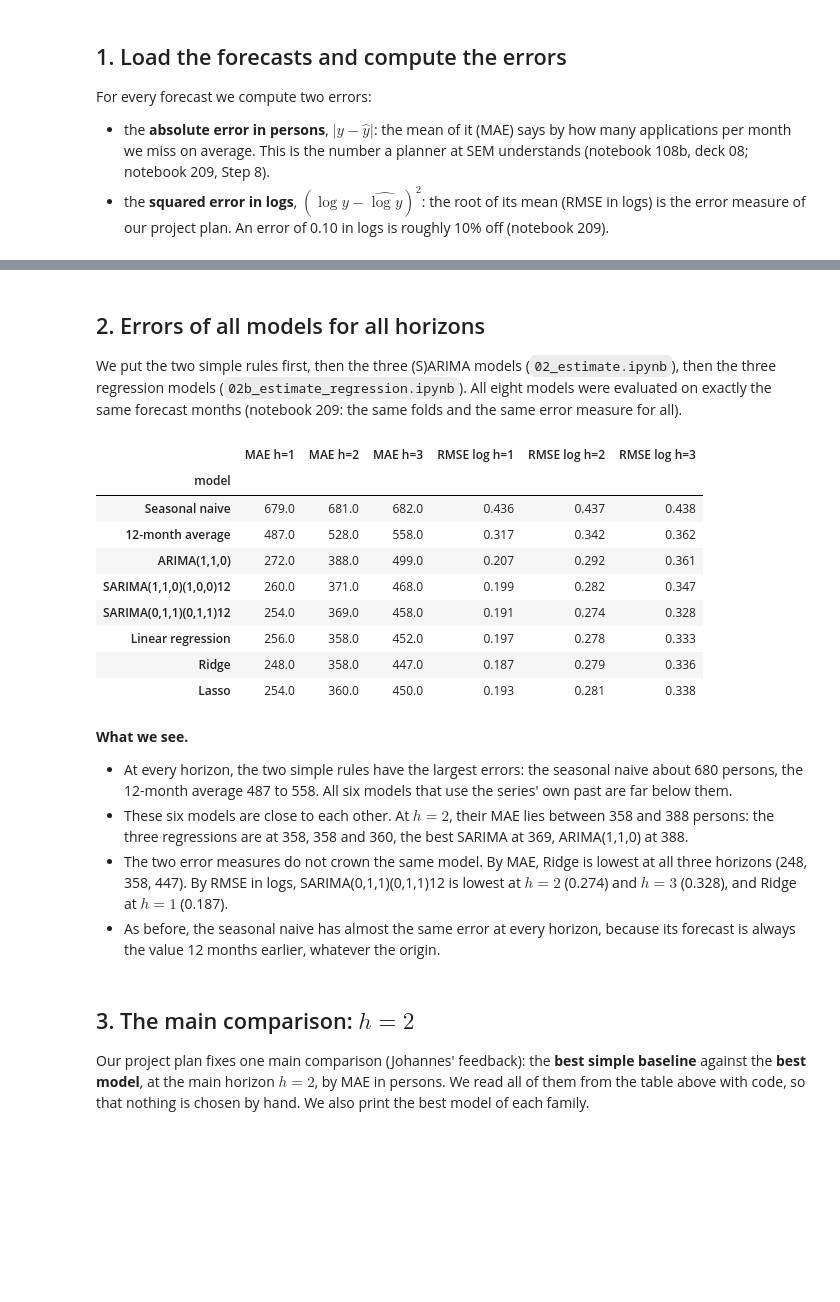
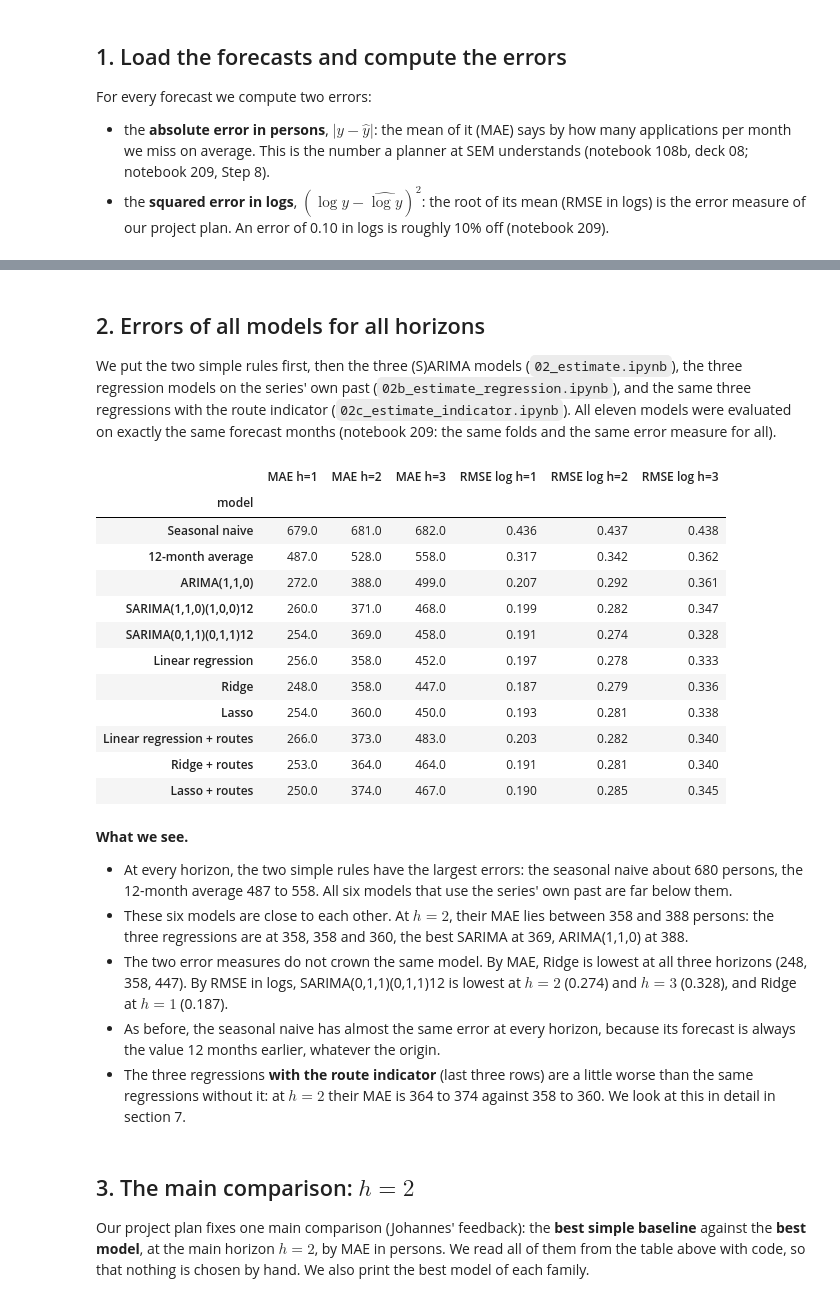
Before and after one commit to axe3010/dsf-asylum-forecast-II, a Jupyter notebook: code/03_evaluate.ipynb, the cells around one changed output, grey strips where cells are left out. Cells and saved outputs as stored; diff of their text form; code cells hidden in the pictures; blank space fills up the shorter version.

```diff
--- a/code/03_evaluate.ipynb
+++ b/code/03_evaluate.ipynb
@@ -21,10 +21,11 @@ For every forecast we compute two errors:
 - the **absolute error in persons**, $|y - \hat y|$: the mean of it (MAE) says by how many applications per month we miss on average. This is the number a planner at SEM understands (notebook 108b, deck 08; notebook 209, Step 8).
 - the **squared error in logs**, $(\log y - \widehat{\log y})^2$: the root of its mean (RMSE in logs) is the error measure of our project plan. An error of 0.10 in logs is roughly 10% off (notebook 209).
 # %%
-# The forecasts of both estimation notebooks, stacked one below the other (pd.concat, notebook 04)
+# The forecasts of the three estimation notebooks, stacked one below the other (pd.concat, notebook 04)
 forecasts_sarima = pd.read_csv("../data/processed/backtest_forecasts.csv")
 forecasts_regression = pd.read_csv("../data/processed/backtest_forecasts_regression.csv").drop(columns=["alpha"])
-forecasts = pd.concat([forecasts_sarima, forecasts_regression], ignore_index=True)
+forecasts_indicator = pd.read_csv("../data/processed/backtest_forecasts_indicator.csv").drop(columns=["alpha"])
+forecasts = pd.concat([forecasts_sarima, forecasts_regression, forecasts_indicator], ignore_index=True)
 forecasts["month"] = pd.to_datetime(forecasts["month"])
 forecasts["origin"] = pd.to_datetime(forecasts["origin"])
 
@@ -38,55 +39,64 @@ Forecasts: 3360 | models: 8 | forecast months from 2013-01-01 00:00:00 to 2024-0
 # %% [markdown]
 ## 2. Errors of all models for all horizons
 
-We put the two simple rules first, then the three (S)ARIMA models (`02_estimate.ipynb`), then the three regression models (`02b_estimate_regression.ipynb`). All eight models were evaluated on exactly the same forecast months (notebook 209: the same folds and the same error measure for all).
+We put the two simple rules first, then the three (S)ARIMA models (`02_estimate.ipynb`), the three regression models on the series' own past (`02b_estimate_regression.ipynb`), and the same three regressions with the route indicator (`02c_estimate_indicator.ipynb`). All eleven models were evaluated on exactly the same forecast months (notebook 209: the same folds and the same error measure for all).
 # %%
 model_order = ["Seasonal naive", "12-month average",
                "ARIMA(1,1,0)", "SARIMA(1,1,0)(1,0,0)12", "SARIMA(0,1,1)(0,1,1)12",
-               "Linear regression", "Ridge", "Lasso"]
+               "Linear regression", "Ridge", "Lasso",
+               "Linear regression + routes", "Ridge + routes", "Lasso + routes"]
 baselines = ["Seasonal naive", "12-month average"]
 sarima_models = ["ARIMA(1,1,0)", "SARIMA(1,1,0)(1,0,0)12", "SARIMA(0,1,1)(0,1,1)12"]
 regression_models = ["Linear regression", "Ridge", "Lasso"]
+indicator_models = ["Linear regression + routes", "Ridge + routes", "Lasso + routes"]
 
-# One fixed colour per model, the same in every figure (plt.cm.tab10, notebook 211)
-colors = plt.cm.tab10(np.arange(len(model_order)))
+# One fixed colour per model, the same in every figure (plt.cm.tab10, notebook 211).
+# A model "+ routes" gets the colour of the same model without the indicator (and a dashed line below).
+colors = dict(zip(model_order[:8], plt.cm.tab10(np.arange(8))))
+for name in regression_models:
+    colors[name + " + routes"] = colors[name]
 
 def error_table(data):
     # MAE in persons and RMSE in logs for every model and horizon
     grouped = data.groupby(["model", "h"])
     table = pd.DataFrame({
         "MAE (persons)": grouped["abs_error"].mean(),
         "RMSE (log)": np.sqrt(grouped["sq_error_log"].mean()),
         "forecasts": grouped["abs_error"].size(),
     }).reset_index()
     return table
 
 errors = error_table(forecasts)
 
 mae = errors.pivot(index="model", columns="h", values="MAE (persons)").loc[model_order].round(0)
 mae.columns = [f"MAE h={h}" for h in mae.columns]
 rmse = errors.pivot(index="model", columns="h", values="RMSE (log)").loc[model_order].round(3)
 rmse.columns = [f"RMSE log h={h}" for h in rmse.columns]
 
 overview = pd.concat([mae, rmse], axis=1)
 overview.to_csv("../output/tables/03_backtest_errors.csv")
 overview
 # %% [output]
 |  | MAE h=1 | MAE h=2 | MAE h=3 | RMSE log h=1 | RMSE log h=2 | RMSE log h=3 |
 | model |  |  |  |  |  |  |
 | Seasonal naive | 679.0 | 681.0 | 682.0 | 0.436 | 0.437 | 0.438 |
 | 12-month average | 487.0 | 528.0 | 558.0 | 0.317 | 0.342 | 0.362 |
 | ARIMA(1,1,0) | 272.0 | 388.0 | 499.0 | 0.207 | 0.292 | 0.361 |
 | SARIMA(1,1,0)(1,0,0)12 | 260.0 | 371.0 | 468.0 | 0.199 | 0.282 | 0.347 |
 | SARIMA(0,1,1)(0,1,1)12 | 254.0 | 369.0 | 458.0 | 0.191 | 0.274 | 0.328 |
 | Linear regression | 256.0 | 358.0 | 452.0 | 0.197 | 0.278 | 0.333 |
 | Ridge | 248.0 | 358.0 | 447.0 | 0.187 | 0.279 | 0.336 |
 | Lasso | 254.0 | 360.0 | 450.0 | 0.193 | 0.281 | 0.338 |
+| Linear regression + routes | 266.0 | 373.0 | 483.0 | 0.203 | 0.282 | 0.340 |
+| Ridge + routes | 253.0 | 364.0 | 464.0 | 0.191 | 0.281 | 0.340 |
+| Lasso + routes | 250.0 | 374.0 | 467.0 | 0.190 | 0.285 | 0.345 |
 # %% [markdown]
 **What we see.**
 - At every horizon, the two simple rules have the largest errors: the seasonal naive about 680 persons, the 12-month average 487 to 558. All six models that use the series' own past are far below them.
 - These six models are close to each other. At $h = 2$, their MAE lies between 358 and 388 persons: the three regressions are at 358, 358 and 360, the best SARIMA at 369, ARIMA(1,1,0) at 388.
 - The two error measures do not crown the same model. By MAE, Ridge is lowest at all three horizons (248, 358, 447). By RMSE in logs, SARIMA(0,1,1)(0,1,1)12 is lowest at $h = 2$ (0.274) and $h = 3$ (0.328), and Ridge at $h = 1$ (0.187).
 - As before, the seasonal naive has almost the same error at every horizon, because its forecast is always the value 12 months earlier, whatever the origin.
+- The three regressions **with the route indicator** (last three rows) are a little worse than the same regressions without it: at $h = 2$ their MAE is 364 to 374 against 358 to 360. We look at this in detail in section 7.
 # %% [markdown]
 ## 3. The main comparison: $h = 2$
 
```
Also changed, not shown: parts of 18 cells of this notebook, 9 other files.
